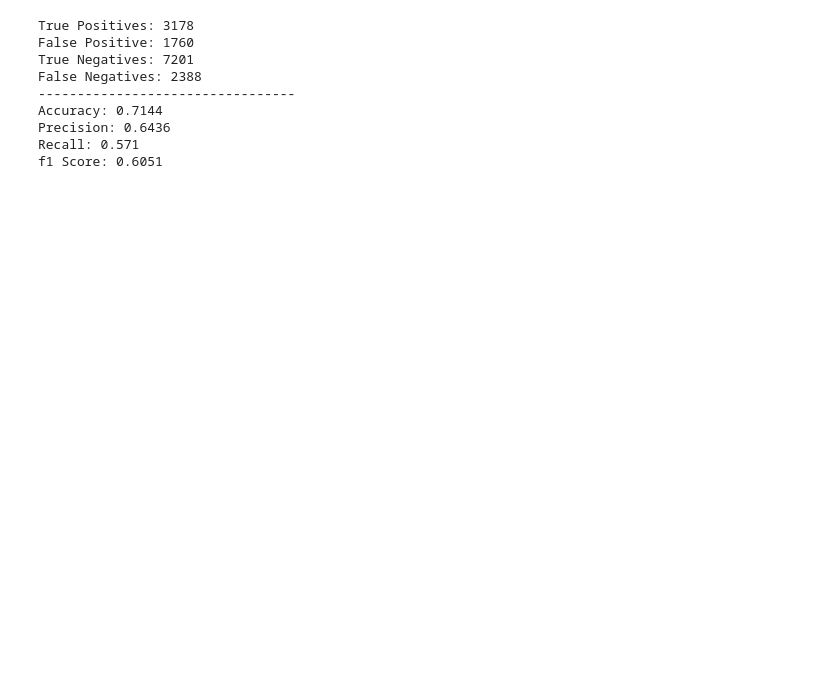
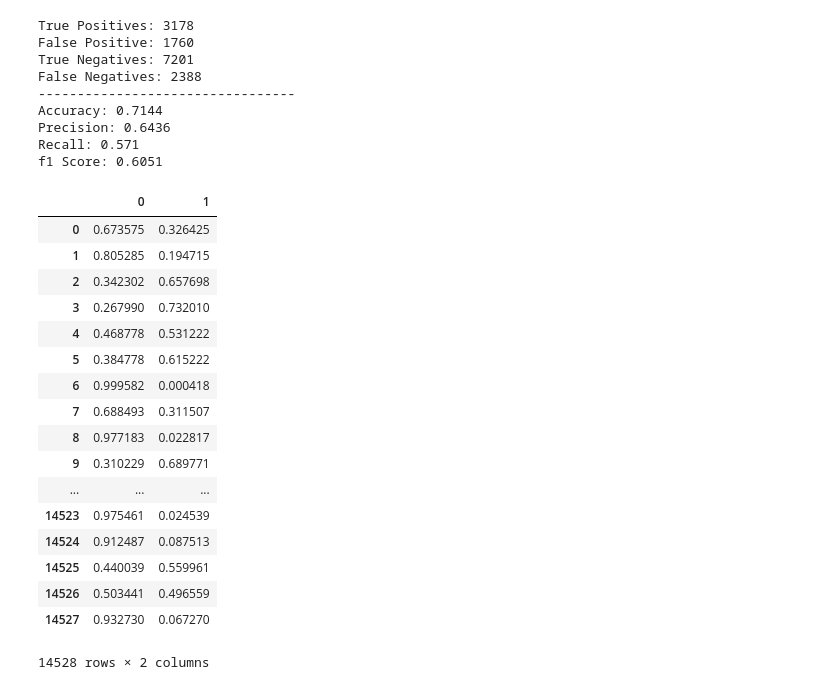
Before and after one commit to luker0bert/CriticalCareAnalysis, a Jupyter notebook: Notebooks/Neural Network Classifier JCC.ipynb, the cells around one changed output. Cells and saved outputs as stored; diff of their text form; code cells hidden in the pictures; blank space fills up the shorter version.

```diff
--- a/Notebooks/Neural Network Classifier JCC.ipynb
+++ b/Notebooks/Neural Network Classifier JCC.ipynb
@@ -9,7 +9,7 @@ from keras.layers import Dense
 # %% [output]
 Using TensorFlow backend.
 # %%
-labsData = pd.read_csv('../../labs.csv')
+labsData = pd.read_csv('../Resources/labs.csv')
 
 labsData
 # %% [output]
@@ -32,7 +32,7 @@ labsData
 | 58111 | 99999 | 113369.0 | no test | normal | normal | no test | normal | ... |
 58112 rows × 28 columns
 # %%
-patientsData = pd.read_csv('../../Resources/PATIENTS.csv')
+patientsData = pd.read_csv('../Resources/PATIENTS.csv')
 
 patientsData = patientsData[['SUBJECT_ID','EXPIRE_FLAG']]
 
@@ -236,0 +241,24 @@ f1 Score: 0.6051
+# %%
+probabilities = first_model.predict(X_test)
+prob_df = pd.DataFrame(probabilities)
+prob_df.to_csv('NN_classifier_prob.csv')
+prob_df
+# %% [output]
+|  | 0 | 1 |
+| 0 | 0.673575 | 0.326425 |
+| 1 | 0.805285 | 0.194715 |
+| 2 | 0.342302 | 0.657698 |
+| 3 | 0.267990 | 0.732010 |
+| 4 | 0.468778 | 0.531222 |
+| 5 | 0.384778 | 0.615222 |
+| 6 | 0.999582 | 0.000418 |
+| 7 | 0.688493 | 0.311507 |
+| 8 | 0.977183 | 0.022817 |
+| 9 | 0.310229 | 0.689771 |
+| ... | ... | ... |
+| 14523 | 0.975461 | 0.024539 |
+| 14524 | 0.912487 | 0.087513 |
+| 14525 | 0.440039 | 0.559961 |
+| 14526 | 0.503441 | 0.496559 |
+| 14527 | 0.932730 | 0.067270 |
+14528 rows × 2 columns
```
Also changed, not shown: parts of 2 cells of this notebook, 15 other files.
